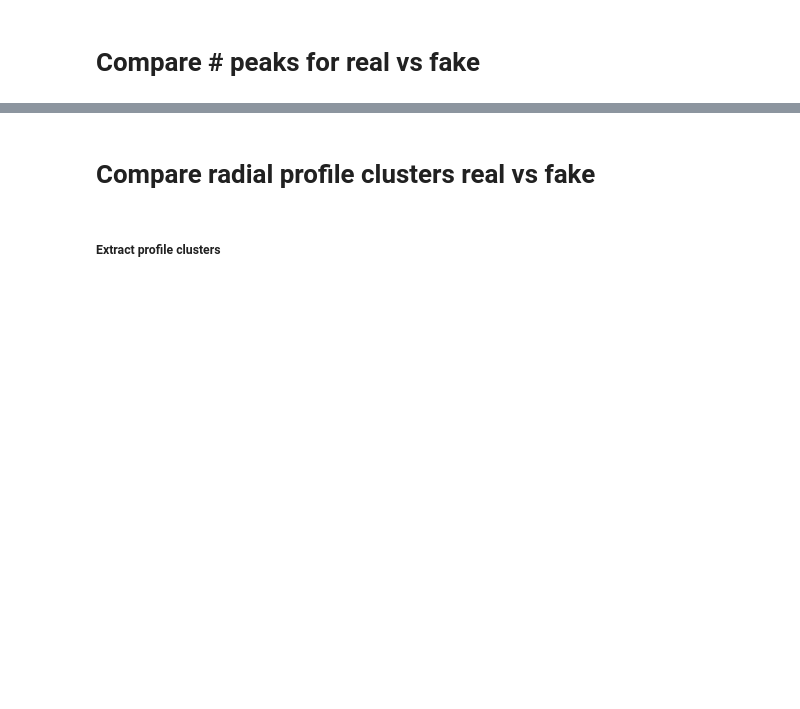
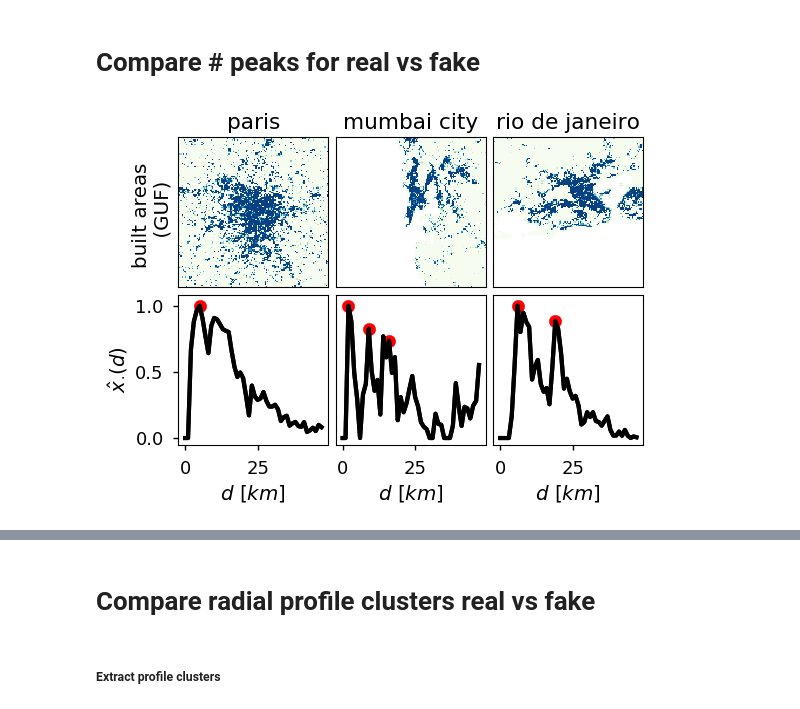
Before and after one commit to adrianalbert/citygan, a Jupyter notebook: experiments/DCGAN generator validation - built areas.ipynb, the cells around one changed output, grey strips where cells are left out. Saved outputs shown, nothing was run; the diff lists cells and outputs as text; code cells hidden in the pictures; blank space fills up the shorter version.

```diff
--- a/experiments/DCGAN generator validation - built areas.ipynb
+++ b/experiments/DCGAN generator validation - built areas.ipynb
@@ -313,7 +315,7 @@ from cityanalysis import fractal_dimension
 def compute_profiles(img0, mask, bnds, sample_name, step=1.0):
     img = img0.copy()
     city = City(img, mask=mask, bounds=bnds, name=sample_name,
-                sources=["bldg"])
+                sources=["bldg", "pop", "lum"])
     try:
         city.analyze(step=step)
         city.analyze(step=step, within_bounds=True)
@@ -334,7 +336,7 @@ def compute_profiles(img0, mask, bnds, sample_name, step=1.0):
             }
     return stats
 # %%
-N = 100000
+N = 30000
 n = 100
 
 cities_fake = []
@@ -436,3 +459,62 @@ def find_nr_peaks(X, theta=0.15, xi=4):
+# %%
+from skimage.transform import resize
+from skimage.io import imread, imsave
+
+def read_img(f, imgSize=None, scale=False, thresh=0):
+    img = imread(f)
+    img[img<thresh] = 0
+    if imgSize is not None:
+        img = resize(img, (imgSize, imgSize), preserve_range=True)
+    if scale:
+        img = (img - img.min()) / float((img.max() - img.min()))
+    return img
+# %%
+import matplotlib.gridspec as gridspec
+
+samples_path = "/home/data/world-cities/spatial-maps/samples"
+
+sns.set_context("notebook", font_scale=1.3, rc={"lines.linewidth": 1})
+fig, ax = plt.subplots(2,3, figsize=(6,4),
+                       gridspec_kw={"wspace":0.05, "hspace":0.05})
+
+for i,(cityname,(v,sample_name)) in enumerate(cities_smpl.iteritems()):
+    filename = "%s/%s.tif" % (samples_path, sample_name)
+    city_pop = v['population']
+    img = read_img(filename)
+    waters_mask = img[...,3]==0
+    img[waters_mask] = np.nan
+    imgSAR_disp = img[...,0]
+
+    # plot built areas
+    ax0 = ax[0,i]; ax0.set_xticks([]); ax0.set_yticks([])
+    ax0.imshow(imgSAR_disp, cm.GnBu); ax0.set_ylabel("built areas \n (GUF)") if i==0 else None
+    ax0.set_title(cityname)
+
+    # plot profiles
+    ax1 = ax[1,i];
+    if i > 0:
+        ax1.set_yticks([])
+    mu = v['profiles'][s][0]
+    scale = mu.max() #v['sum area'][s]
+    x_hat = mu / scale
+    ax1.plot(distance_km, x_hat, lw=3, color="black")
+    if i == 0:
+        ax1.set_ylabel("$\hat x_{\cdot}(d)$")
+        ax1.legend(loc="best", prop={'size': 8})
+    ax1.set_xlabel("$d \ [km]$")
+
+    # plot peaks
+    idx_peaks = find_peaks(x_hat, theta=0.5, xi=6)
+    ax1.plot(distance_km, x_hat, lw=3, color="black",
+          label="#peaks:%d"%len(idx_peaks))
+    ax1.scatter(idx_peaks, x_hat[idx_peaks],
+              color='red', marker="o", s=80)
+    # ax1.legend(loc="best", fontsize=14)
+
+fig.savefig('../figures/example_profiles_peaks.pdf',
+        format='pdf', dpi=1200, bbox_inches='tight')
+# %% [output]
+[figure, added]
 # %%
 peaks_bld_real = find_nr_peaks(Xbld_hat, theta=0.6, xi=6)
 peaks_bld_fake = find_nr_peaks(Xbld_hat_fake, theta=0.6, xi=6)
```
Also changed, not shown: parts of 21 cells of this notebook, 8 other files.
